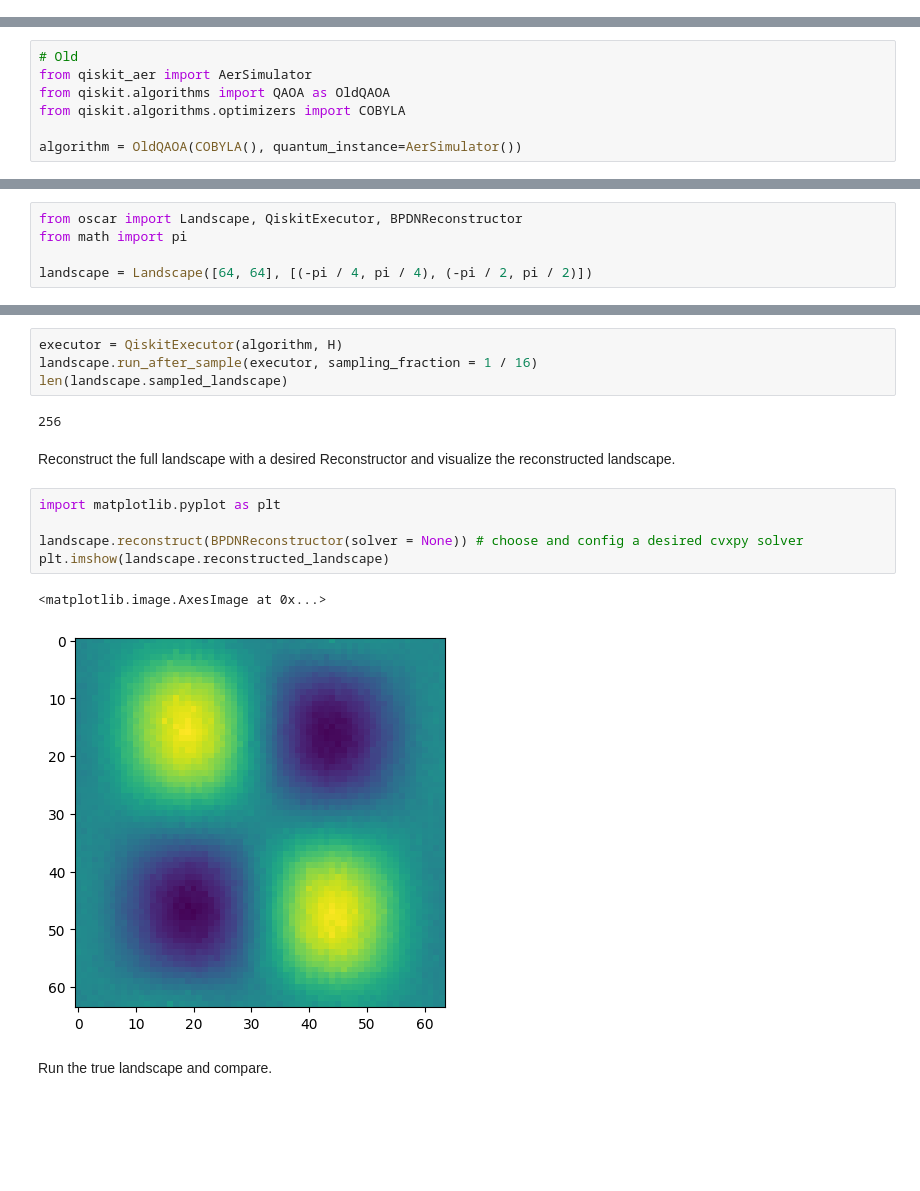
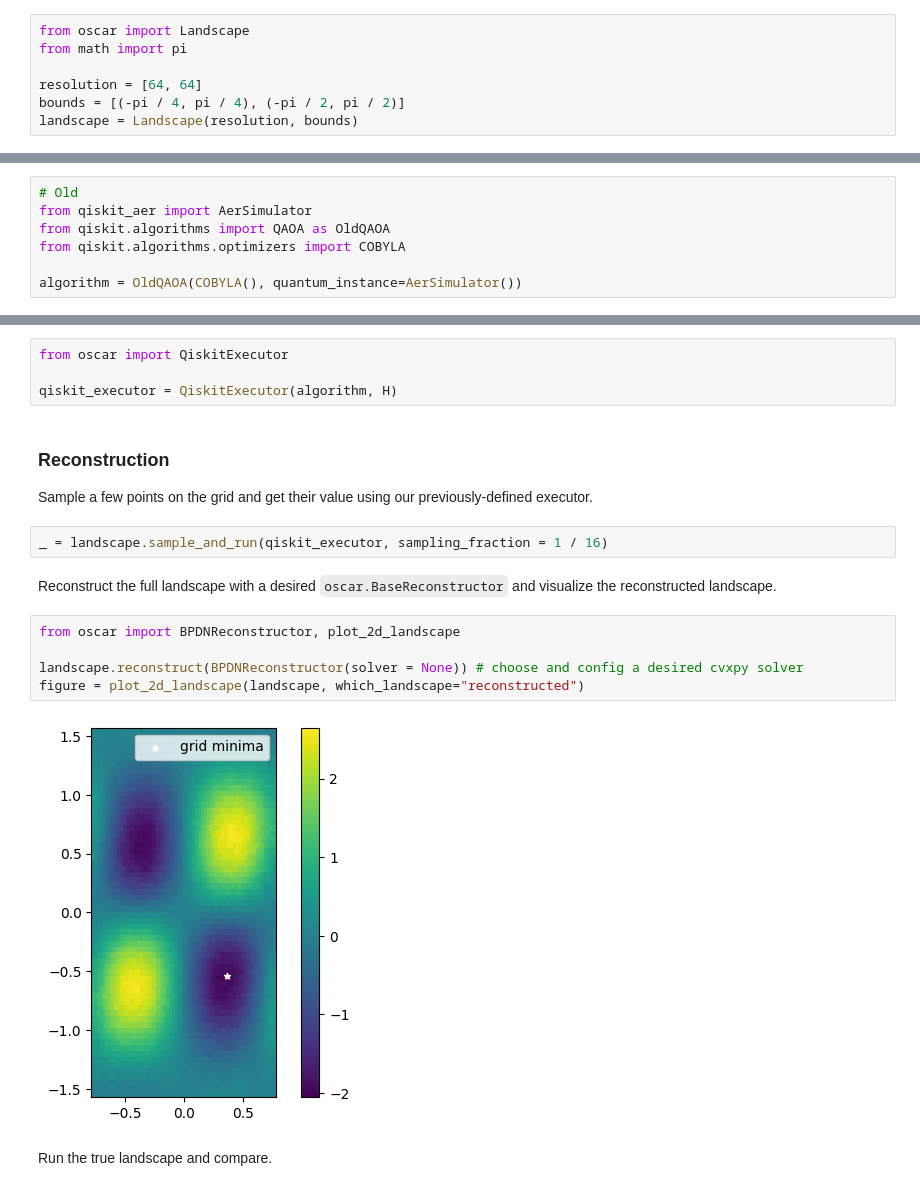
Before and after one commit to QUEST-UWMadison/OSCAR, a Jupyter notebook: notebooks/get_started.ipynb, the cells around one changed output, grey strips where cells are left out. Drawn from its saved outputs; the diff is of its cells as text; blank space fills up the shorter version.

```diff
--- a/notebooks/get_started.ipynb
+++ b/notebooks/get_started.ipynb
@@ -4,0 +13,7 @@ First, define the problem of interest with `qiskit_optimization`, `qiskit_financ
+# %%
+from oscar import Landscape
+from math import pi
+
+resolution = [64, 64]
+bounds = [(-pi / 4, pi / 4), (-pi / 2, pi / 2)]
+landscape = Landscape(resolution, bounds)
@@ -34,6 +63 @@ The order of the parameters corresponds to their order in the VQA ansatz definit
-# %%
-from oscar import Landscape, QiskitExecutor, BPDNReconstructor
-from math import pi
-
-landscape = Landscape([64, 64], [(-pi / 4, pi / 4), (-pi / 2, pi / 2)])
 # %% [markdown]
@@ -41,18 +65,21 @@ Define an executor responsible for computing the landscape data with the previou
-# %%
-executor = QiskitExecutor(algorithm, H)
-landscape.run_after_sample(executor, sampling_fraction = 1 / 16)
-len(landscape.sampled_landscape)
-# %% [output]
-256
+# %%
+from oscar import QiskitExecutor
+
+qiskit_executor = QiskitExecutor(algorithm, H)
+# %% [markdown]
+### Reconstruction
+
+Sample a few points on the grid and get their value using our previously-defined executor.
+# %%
+_ = landscape.sample_and_run(qiskit_executor, sampling_fraction = 1 / 16)
 # %% [markdown]
-Reconstruct the full landscape with a desired Reconstructor and visualize the reconstructed landscape.
+Reconstruct the full landscape with a desired `oscar.BaseReconstructor` and visualize the reconstructed landscape.
 # %%
-import matplotlib.pyplot as plt
+from oscar import BPDNReconstructor, plot_2d_landscape
 
 landscape.reconstruct(BPDNReconstructor(solver = None)) # choose and config a desired cvxpy solver
-plt.imshow(landscape.reconstructed_landscape)
+figure = plot_2d_landscape(landscape, which_landscape="reconstructed")
 # %% [output]
-<matplotlib.image.AxesImage at 0x...>
-[figure, old version]
+[figure, new version]
 # %% [markdown]
 Run the true landscape and compare.
```
Also changed, not shown: parts of 20 cells of this notebook.
